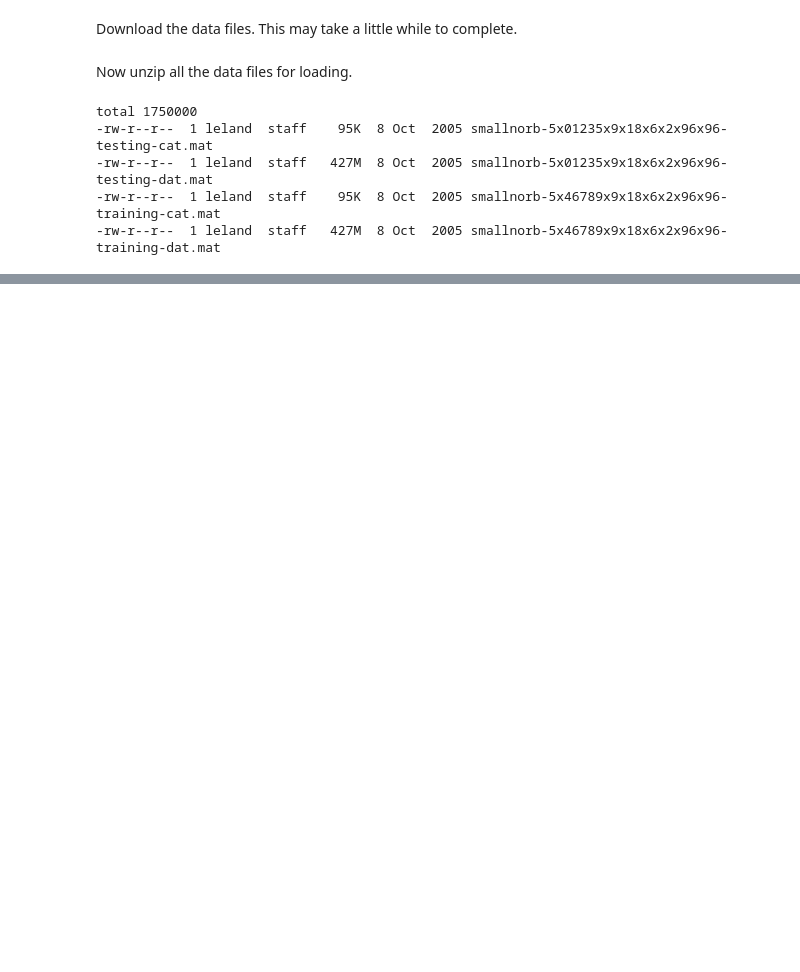
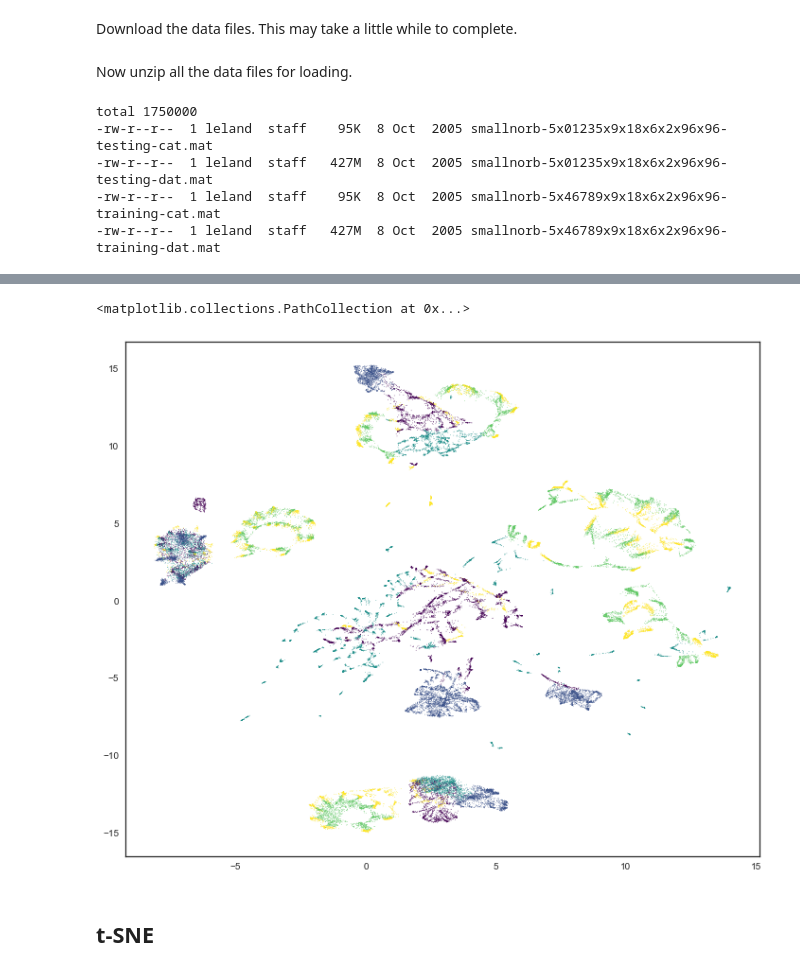
Before and after one commit to lmcinnes/umap_paper_notebooks, a Jupyter notebook: NORB dataset experiments.ipynb, the cells around one changed output, grey strips where cells are left out. Cells and saved outputs as stored; diff of their text form; code cells hidden in the pictures; blank space fills up the shorter version.

```diff
--- a/NORB dataset experiments.ipynb
+++ b/NORB dataset experiments.ipynb
@@ -7,7 +7,7 @@ import os
 
 %matplotlib inline
 
-sns.set(rc={'figure.figsize': (12, 10)})
+sns.set(style='white', rc={'figure.figsize': (12, 10)})
 # %%
 if not os.path.isdir('norb-small'):
     os.mkdir('norb-small')
@@ -34,7 +34,7 @@ total 1750000
 -rw-r--r--  1 leland  staff   427M  8 Oct  2005 smallnorb-5x46789x9x18x6x2x96x96-training-dat.mat
 # %%
 train_data = utils.norb_loader.norb_data('train')
-# train_labels = utils.norb_loader.norb_labels('train')
+train_labels = utils.norb_loader.norb_labels('train')
 # test_data = utils.norb_loader.norb_data('test')
 # %%
 #data = np.vstack([train_data, test_data])
@@ -50,2 +54,7 @@ import umap
 # %%
-plt.scatter(u[:, 0], u[:, 1], s=0.1)
+plt.scatter(u[:, 0], u[:, 1], s=0.1, c=train_labels, cmap='viridis')
+# %% [output]
+<matplotlib.collections.PathCollection at 0x...>
+[figure, added]
+# %% [markdown]
+## t-SNE
```
Also changed, not shown: parts of 10 cells of this notebook.
